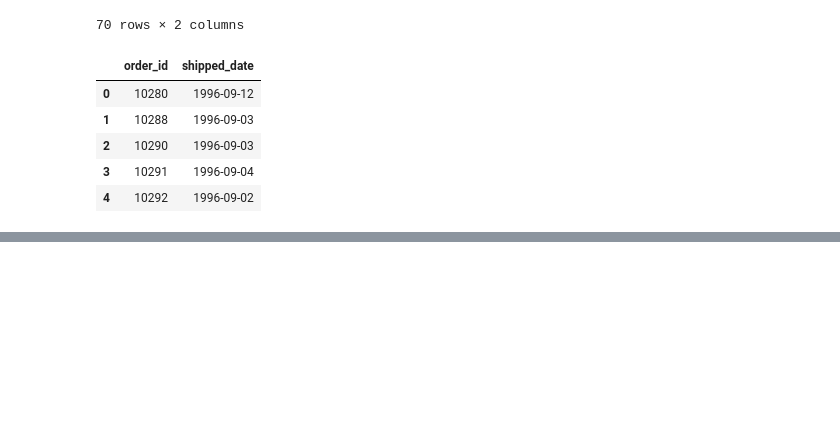
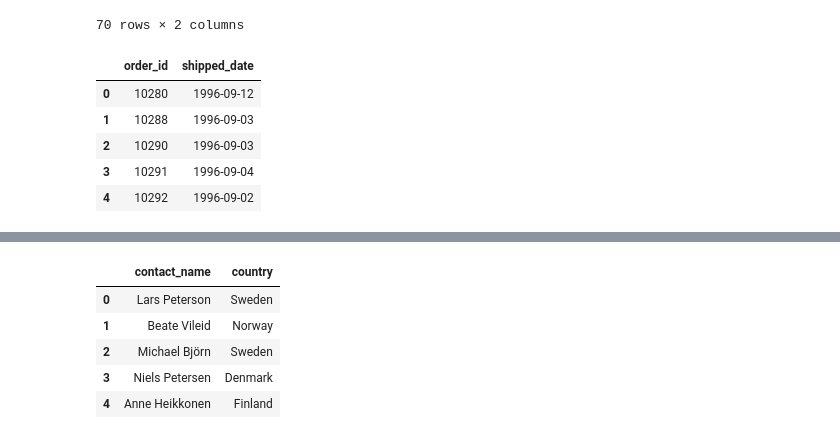
Before and after one commit to BrunnaMaiaradaSilva/bootcamp-dados-itau-2021, a Jupyter notebook: Banco de Dados/aula 1/785_Brunna_Silva_aula_1.ipynb, the cells around one changed output, grey strips where cells are left out. Cells and saved outputs as stored; diff of their text form; code cells hidden in the pictures; blank space fills up the shorter version.

```diff
--- a/Banco de Dados/aula 1/Lista_1_Banco_de_Dados_Brunna_Silva.ipynb
+++ b/Banco de Dados/aula 1/785_Brunna_Silva_aula_1.ipynb
@@ -325,0 +336,12 @@ orders_info
+# %%
+#5.B. Todos os contatos que trabalhem com vendas e morem nos países nórdicos.
+suppliers_info = create_pandas_table("SELECT contact_name, country FROM suppliers\
+                                    WHERE country in ('Denmark', 'Sweden', 'Norway', 'Finland')")
+suppliers_info
+# %% [output]
+|  | contact_name | country |
+| 0 | Lars Peterson | Sweden |
+| 1 | Beate Vileid | Norway |
+| 2 | Michael Björn | Sweden |
+| 3 | Niels Petersen | Denmark |
+| 4 | Anne Heikkonen | Finland |
```
Also changed, not shown: parts of 10 cells of this notebook.
